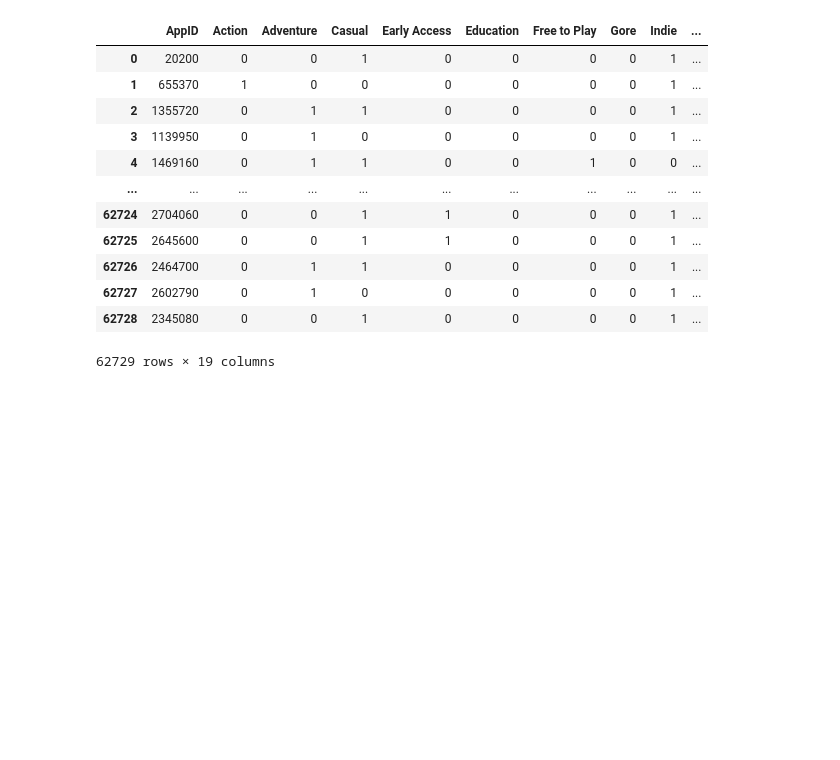
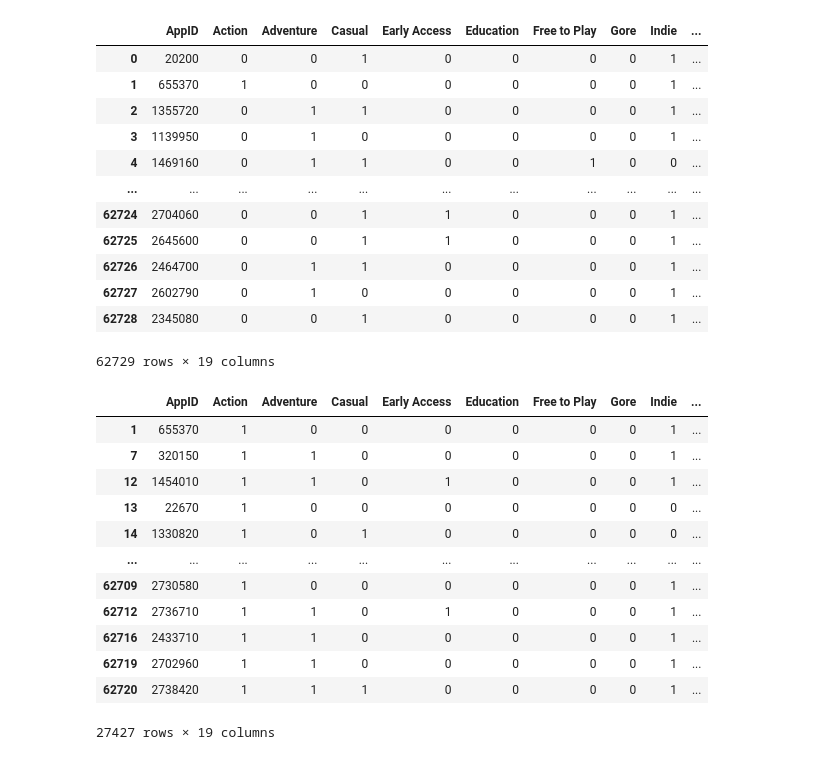
Before and after one commit to Jdd197/Steam-Analysis-Project, a Jupyter notebook: Steam Analysis Project.ipynb, the cells around one changed output. Cells and saved outputs as stored; diff of their text form; code cells hidden in the pictures; blank space fills up the shorter version.

```diff
--- a/Steam Analysis Project.ipynb
+++ b/Steam Analysis Project.ipynb
@@ -218,4 +152,8 @@ Name: Genres, Length: 62729, dtype: object
 # %%
 MLB = MultiLabelBinarizer(sparse_output = True)
 # %%
+#pull genre column, fit and transform, with the order important -  fit and transform in one step doesn't work
 f1 = genre_sep.Genres
+MLB.fit(f1)
+MLB.transform(f1)
+cats = pd.DataFrame.sparse.from_spmatrix(MLB.transform(f1), index = genre_sep.index, columns = MLB.classes_)
@@ -258,7 +192,7 @@ genre_sep
 | 62728 | 2345080 |
 62729 rows × 1 columns
 # %%
-genre_sep = pd.concat([genre_sep, cats_3], axis = 1)
+genre_sep = pd.concat([genre_sep, cats], axis = 1)
 # %%
 genre_sep
 # %% [output]
@@ -275,3 +209,19 @@ genre_sep
 | 62727 | 2602790 | 0 | 1 | 0 | 0 | 0 | 0 | 0 | 1 | ... |
 | 62728 | 2345080 | 0 | 0 | 1 | 0 | 0 | 0 | 0 | 1 | ... |
 62729 rows × 19 columns
+# %%
+genre_sep.loc[genre_sep.Action == 1]
+# %% [output]
+|  | AppID | Action | Adventure | Casual | Early Access | Education | Free to Play | Gore | Indie | ... |
+| 1 | 655370 | 1 | 0 | 0 | 0 | 0 | 0 | 0 | 1 | ... |
+| 7 | 320150 | 1 | 1 | 0 | 0 | 0 | 0 | 0 | 1 | ... |
+| 12 | 1454010 | 1 | 1 | 0 | 1 | 0 | 0 | 0 | 1 | ... |
+| 13 | 22670 | 1 | 0 | 0 | 0 | 0 | 0 | 0 | 0 | ... |
+| 14 | 1330820 | 1 | 0 | 1 | 0 | 0 | 0 | 0 | 0 | ... |
+| ... | ... | ... | ... | ... | ... | ... | ... | ... | ... | ... |
+| 62709 | 2730580 | 1 | 0 | 0 | 0 | 0 | 0 | 0 | 1 | ... |
+| 62712 | 2736710 | 1 | 1 | 0 | 1 | 0 | 0 | 0 | 1 | ... |
+| 62716 | 2433710 | 1 | 1 | 0 | 0 | 0 | 0 | 0 | 1 | ... |
+| 62719 | 2702960 | 1 | 1 | 0 | 0 | 0 | 0 | 0 | 1 | ... |
+| 62720 | 2738420 | 1 | 1 | 1 | 0 | 0 | 0 | 0 | 1 | ... |
+27427 rows × 19 columns
```
Also changed, not shown: parts of 18 cells of this notebook.
